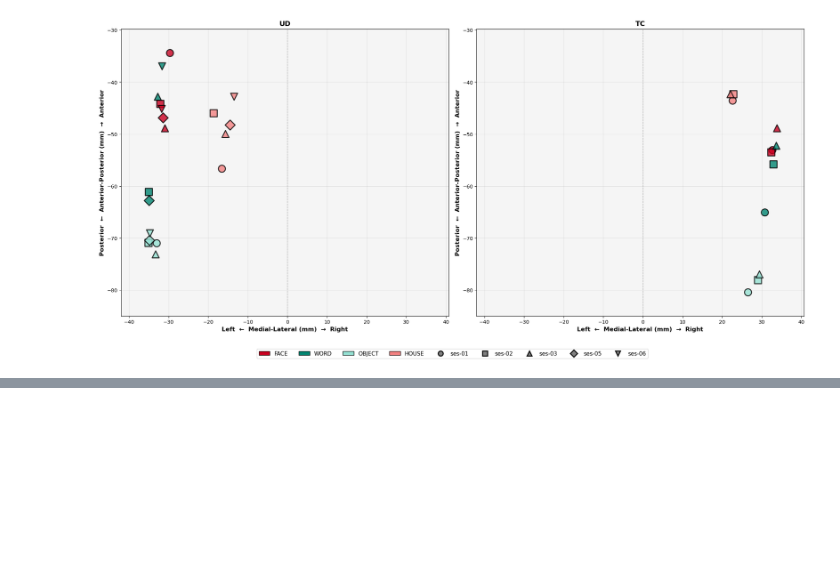
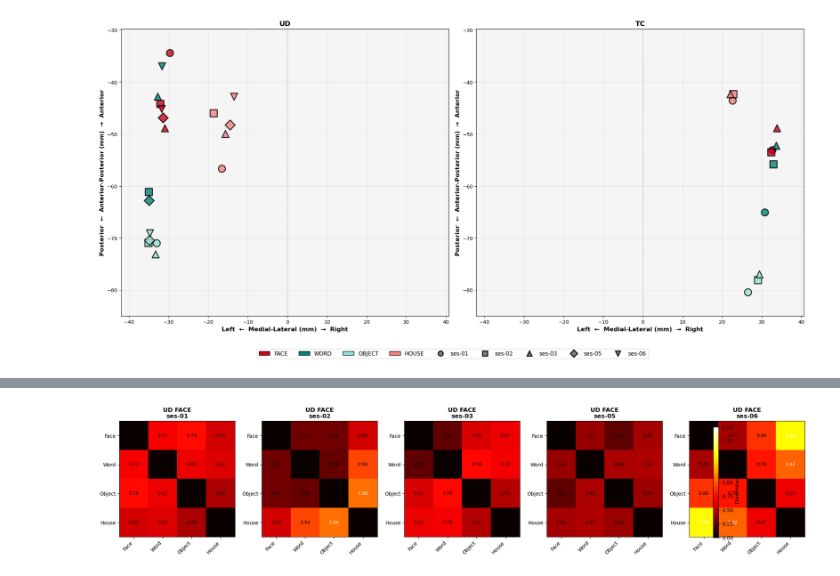
Before and after one commit to cnsimmons/long_pt, a Jupyter notebook: B_analyses/01_create_functional_rois_Golarai.ipynb, the cells around one changed output, grey strips where cells are left out. Cells and saved outputs as stored; diff of their text form; code cells hidden in the pictures; blank space fills up the shorter version.

```diff
--- a/B_analyses/01_create_functional_rois_Golarai.ipynb
+++ b/B_analyses/01_create_functional_rois_Golarai.ipynb
@@ -879,0 +1707,97 @@ plot_both_subjects_topography(golarai_functional_final)
+# %%
+def visualize_rdm_evolution(subject_id, sphere_results, radius=10):
+    """Visualize how RDMs change across sessions for each ROI"""
+    import matplotlib.pyplot as plt
+
+    code = SUBJECTS[subject_id]['code']
+    sessions = SUBJECTS[subject_id]['sessions']
+    hemi = SUBJECTS[subject_id]['hemi']
+
+    available_rois = [roi for roi in ['face', 'word', 'object', 'house']
+                      if roi in sphere_results[subject_id]]
+
+    for roi_name in available_rois:
+        peak = sphere_results[subject_id][roi_name]['peak']
+
+        # Create mask
+        mask_file = BASE_DIR / subject_id / 'ses-01' / 'ROIs' / f'{hemi}_face_searchmask.nii.gz'
+        ref_img = nib.load(mask_file)
+        affine = ref_img.affine
+        brain_shape = ref_img.shape
+
+        grid_coords = np.array(np.meshgrid(
+            np.arange(brain_shape[0]),
+            np.arange(brain_shape[1]),
+            np.arange(brain_shape[2]),
+            indexing='ij'
+        )).reshape(3, -1).T
+
+        grid_world = nib.affines.apply_affine(affine, grid_coords)
+        distances = np.linalg.norm(grid_world - peak, axis=1)
+
+        sphere_mask = np.zeros(brain_shape, dtype=bool)
+        within = grid_coords[distances <= radius]
+        for coord in within:
+            sphere_mask[coord[0], coord[1], coord[2]] = True
+
+        # Extract patterns
+        z_patterns = {cat: {} for cat in ['face', 'word', 'object', 'house']}
+
+        for category, cope_num in [('face', 10), ('word', 12), ('object', 3), ('house', 11)]:
+            for session in sessions:
+                feat_dir = BASE_DIR / subject_id / f'ses-{session}' / 'derivatives' / 'fsl' / 'loc' / 'HighLevel.gfeat'
+                cope_file = feat_dir / f'cope{cope_num}.feat' / 'stats' / 'cope1.nii.gz'
+
+                if cope_file.exists():
+                    cope = nib.load(cope_file).get_fdata()
+                    pattern = cope[sphere_mask]
+                    z_pattern = (pattern - np.mean(pattern)) / np.std(pattern)
+                    z_patterns[category][session] = z_pattern
+
+        # Compute RDMs
+        rdms = {}
+        for session in sessions:
+            session_patterns = [z_patterns[cat][session] for cat in ['face', 'word', 'object', 'house']
+                              if session in z_patterns[cat]]
+            if len(session_patterns) == 4:
+                rdm = 1 - np.corrcoef(np.array(session_patterns))
+                rdms[session] = rdm
+
+        # Plot RDMs
+        n_sessions = len(rdms)
+        fig, axes = plt.subplots(1, n_sessions, figsize=(4*n_sessions, 4))
+        if n_sessions == 1:
+            axes = [axes]
+
+        categories = ['Face', 'Word', 'Object', 'House']
+
+        for i, (session, rdm) in enumerate(sorted(rdms.items())):
+            im = axes[i].imshow(rdm, cmap='hot', vmin=0, vmax=2)
+            axes[i].set_title(f'{code} {roi_name.upper()}\nses-{session}', fontsize=12, fontweight='bold')
+            axes[i].set_xticks(range(4))
+            axes[i].set_yticks(range(4))
+            axes[i].set_xticklabels(categories, rotation=45, ha='right')
+            axes[i].set_yticklabels(categories)
+
+            # Add values
+            for r in range(4):
+                for c in range(4):
+                    axes[i].text(c, r, f'{rdm[r,c]:.2f}',
+                               ha='center', va='center',
+                               color='white' if rdm[r,c] > 1 else 'black',
+                               fontsize=9)
+
+        plt.colorbar(im, ax=axes, label='Dissimilarity (1-r)', fraction=0.046)
+        plt.tight_layout()
+
+        output_file = OUTPUT_DIR / f'{code}_{roi_name}_rdm_evolution.png'
+        #plt.savefig(output_file, dpi=150, bbox_inches='tight')
+        #plt.close()
+
+        print(f"Saved: {output_file.name}")
+
+
+# Generate visualizations
+visualize_rdm_evolution('sub-004', golarai_spheres_final, radius=10)
+visualize_rdm_evolution('sub-021', golarai_spheres_final, radius=10)
+# %% [output]
@@ -879,0 +1812 @@ plot_both_subjects_topography(golarai_functional_final)
+[figure, added]
```
Also changed, not shown: parts of 10 cells of this notebook.
